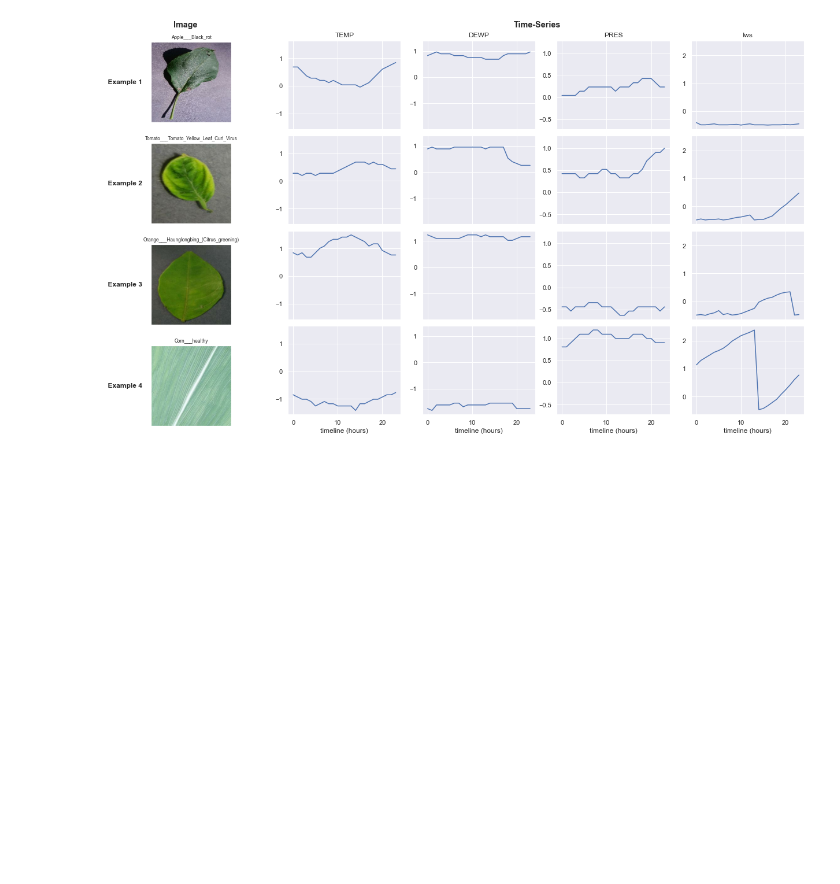
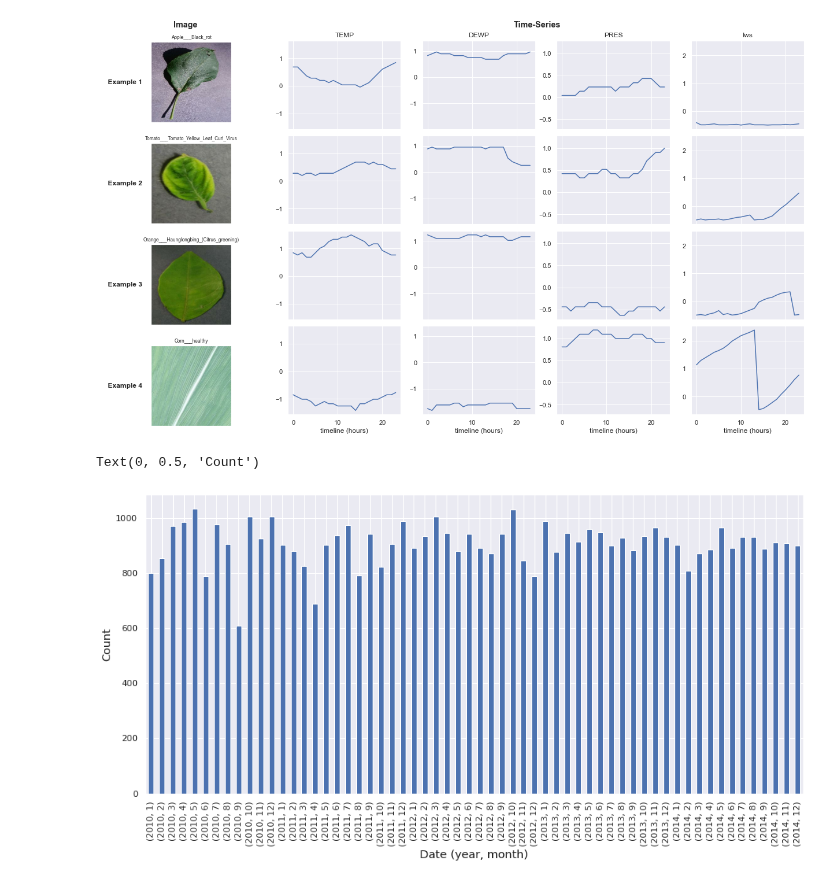
Before and after one commit to news-vt/makassar-ml, a Jupyter notebook: jupyter/visdata_fusion.ipynb, the cells around one changed output. Drawn from its saved outputs; the diff is of its cells as text; code cells hidden in the pictures; blank space fills up the shorter version.

Commit message:
Add date distribution plot

```diff
--- a/jupyter/visdata_fusion.ipynb
+++ b/jupyter/visdata_fusion.ipynb
@@ -27,7 +27,7 @@ sns.set() # Use seaborn themes.
 # Load the dataset.
 timeseries_features_in = ['TEMP','DEWP','PRES','Iws']
 timeseries_features_out = ['pm2.5','Ir']
-(ds_train, ds_val, ds_test), info = ml.datasets.fused_plant_village_beijingpm25_multitask.load_data(
+(ds_train, ds_val, ds_test), info, date_selection = ml.datasets.fused_plant_village_beijingpm25_multitask.load_data(
     timeseries_path=Path("~/research/makassar/datasets/beijing_pm25").expanduser(),
     timeseries_datetime_column='datetime',
     timeseries_features_in=timeseries_features_in,
@@ -41,5 +41,6 @@ timeseries_features_out = ['pm2.5','Ir']
     shuffle_files= False,
     batch_size=32,
     with_info=True,
+    with_dates=True,
 )
 label_names = info.features['label'].names
@@ -89,3 +85,12 @@ print(fname)
 # %% [output]
 /Volumes/GoogleDrive/My Drive/Virginia Tech/graduate/research/thesis/images/data_fusion_example.png
 [figure]
+# %%
+# Plot distribution of dates.
+plt.figure(figsize=(15,7))
+date_selection.groupby([date_selection.dt.year, date_selection.dt.month]).count().plot(kind="bar")
+plt.xlabel('Date (year, month)', fontsize='large')
+plt.ylabel('Count', fontsize='large')
+# %% [output]
+Text(0, 0.5, 'Count')
+[figure, added]
```
Also changed, not shown: parts of 1 cell of this notebook.
